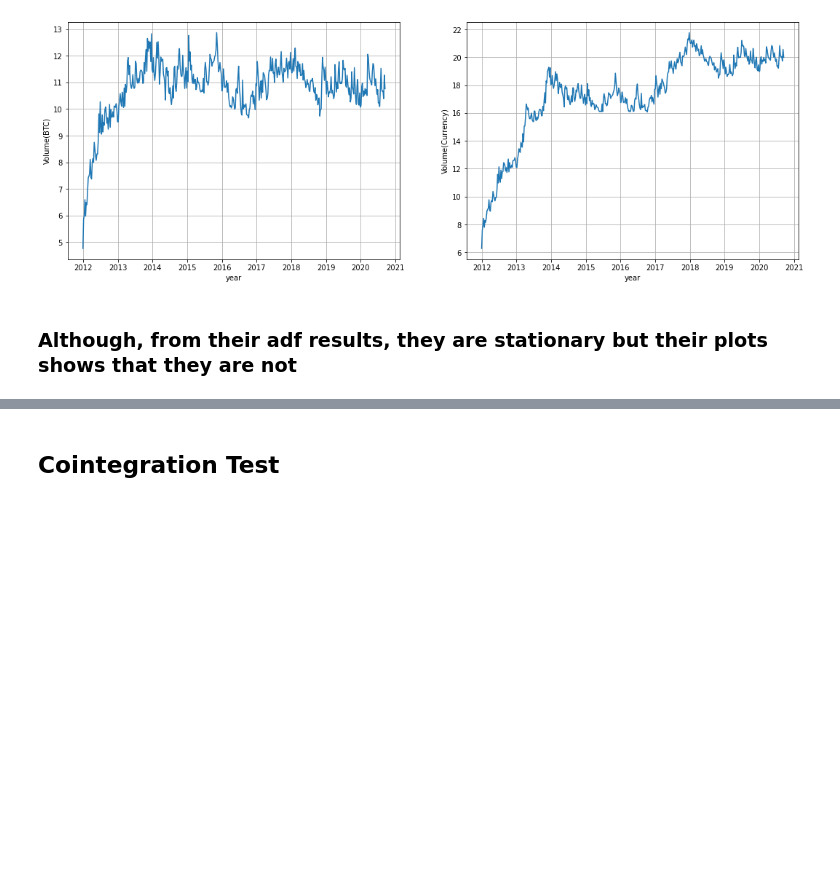
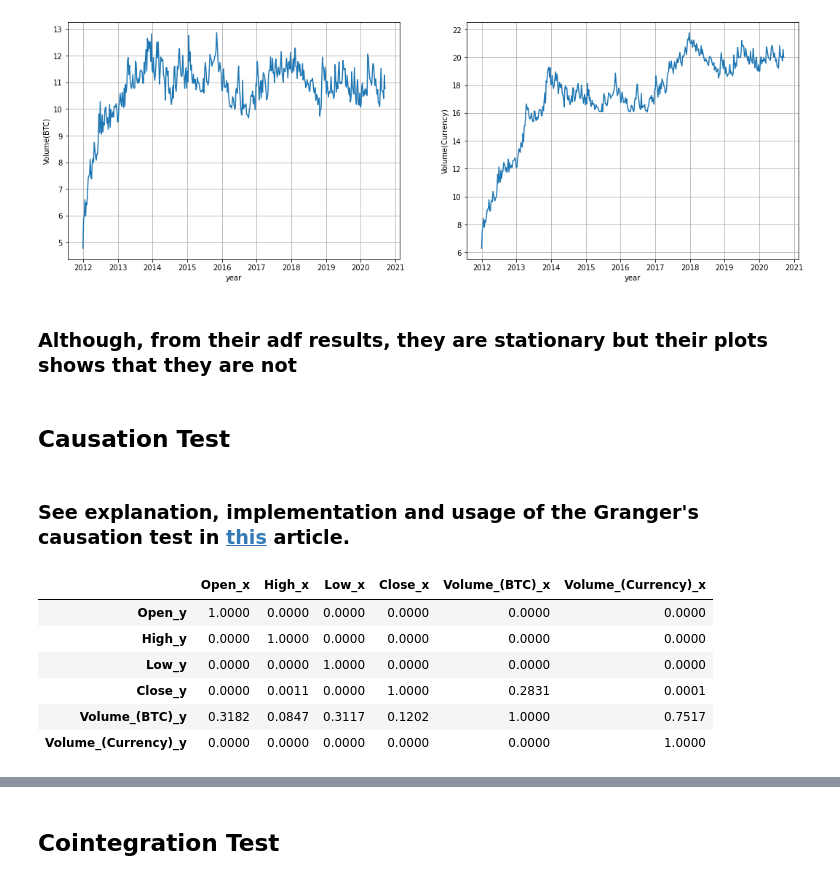
Before and after one commit to HamoyeHQ/05-bitcoin-trading, a Jupyter notebook: OHLC_BTC_CUR multivariate time series.ipynb, the cells around one changed output, grey strips where cells are left out. Drawn from its saved outputs; the diff is of its cells as text; code cells hidden in the pictures; blank space fills up the shorter version.

```diff
--- a/OHLC_BTC_CUR multivariate time series.ipynb
+++ b/OHLC_BTC_CUR multivariate time series.ipynb
@@ -635,3 +667,5 @@ one_by_two_plot(np.log(weekly_btc_cur_df)) # checks the plot of the seemimgly st
 [figure]
 # %% [markdown]
 ### Although, from their adf results, they are stationary but their plots shows that they are not
+# %% [markdown]
+## Causation Test
@@ -637,0 +674,26 @@ one_by_two_plot(np.log(weekly_btc_cur_df)) # checks the plot of the seemimgly st
+# %% [markdown]
+### See explanation, implementation and usage of the Granger's causation test in [this](https://www.machinelearningplus.com/time-series/vector-autoregression-examples-python/) article.
+# %%
+def grangers_causation_matrix(data, variables, test='ssr_chi2test', maxlag=6):
+
+    df = pd.DataFrame(np.zeros((len(variables), len(variables))), columns=variables, index=variables)
+    for c in df.columns:
+        for r in df.index:
+            test_result = grangercausalitytests(data[[r, c]], maxlag=maxlag, verbose=False)
+            p_values = [round(test_result[i+1][0][test][1],4) for i in range(maxlag)]
+            min_p_value = np.min(p_values)
+            df.loc[r, c] = min_p_value
+    df.columns = [var + '_x' for var in variables]
+    df.index = [var + '_y' for var in variables]
+    return df
+# %%
+# causation test of daily timeframe
+grangers_causation_matrix(daily_df_imputed, variables=daily_df_imputed.columns)
+# %% [output]
+|  | Open_x | High_x | Low_x | Close_x | Volume_(BTC)_x | Volume_(Currency)_x |
+| Open_y | 1.0000 | 0.0000 | 0.0000 | 0.0000 | 0.0000 | 0.0000 |
+| High_y | 0.0000 | 1.0000 | 0.0000 | 0.0000 | 0.0000 | 0.0000 |
+| Low_y | 0.0000 | 0.0000 | 1.0000 | 0.0000 | 0.0000 | 0.0000 |
+| Close_y | 0.0000 | 0.0011 | 0.0000 | 1.0000 | 0.2831 | 0.0001 |
+| Volume_(BTC)_y | 0.3182 | 0.0847 | 0.3117 | 0.1202 | 1.0000 | 0.7517 |
+| Volume_(Currency)_y | 0.0000 | 0.0000 | 0.0000 | 0.0000 | 0.0000 | 1.0000 |
```
Also changed, not shown: parts of 27 cells of this notebook.
